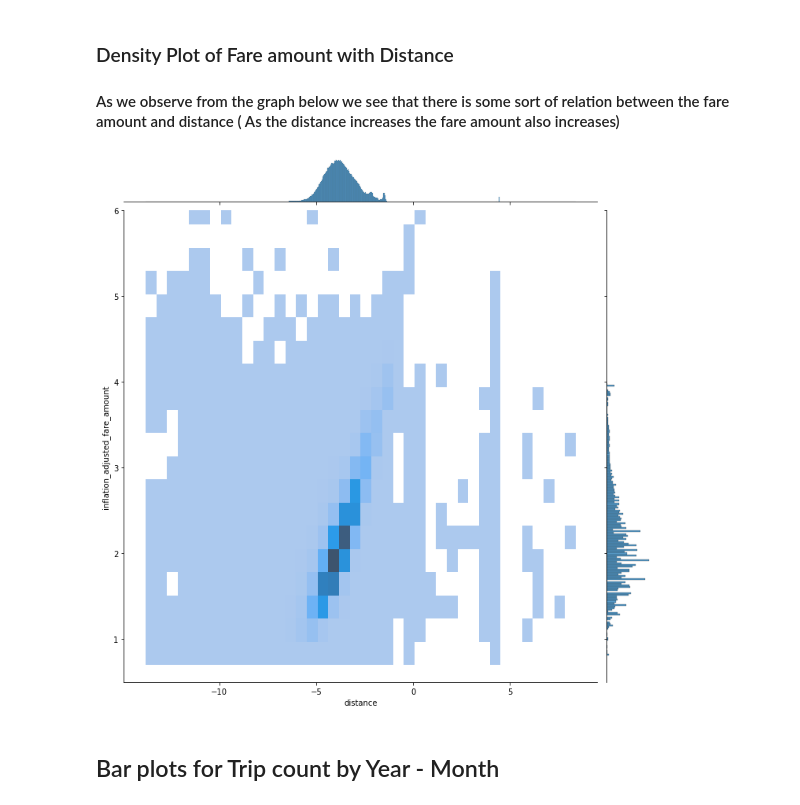
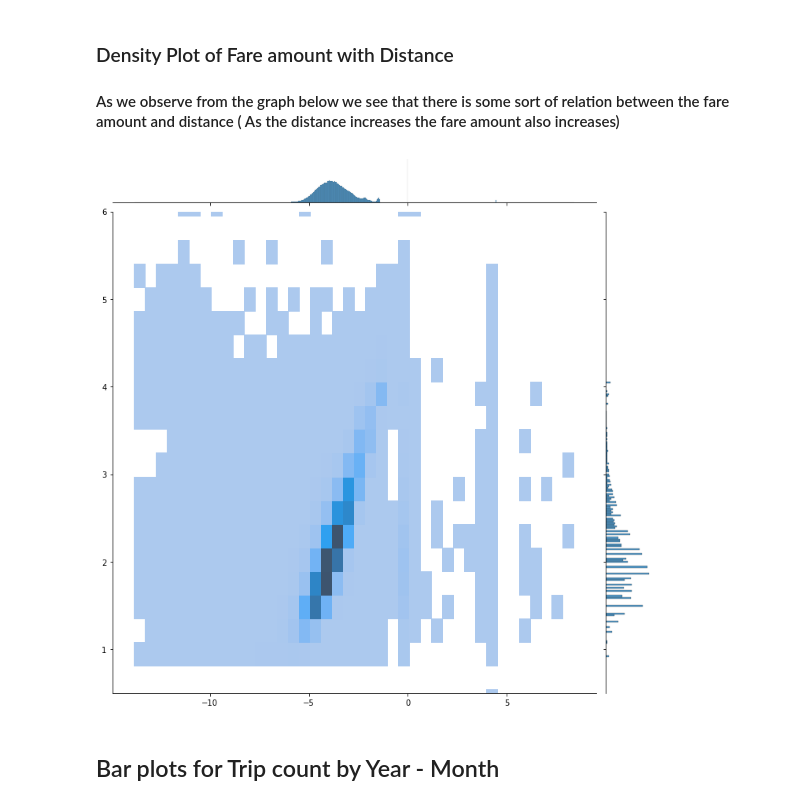
Before and after one commit to haroog96/Google-NY-Taxi-Fare, a Jupyter notebook: Google Taxi Fare Forecasting.ipynb, the cells around one changed output. Cells and saved outputs as stored; diff of their text form; code cells hidden in the pictures.

```diff
--- a/Google Taxi Fare Forecasting.ipynb
+++ b/Google Taxi Fare Forecasting.ipynb
@@ -250,12 +248,16 @@ Data_test_3.loc[:,['passenger_count','inflation_adjusted_fare_amount']].groupby(
 ### Density Plot of Fare amount with Distance
 
 #### As we observe from the graph below we see that there is some sort of relation between the fare amount and distance ( As the distance increases the fare amount also increases)
+# %%
+distance_log = [0 if np.log(i) == -np.inf else np.log(i) for i in Data_test_3['distance']]
+fare_amount_log =  [0 if np.log(i) == -np.inf else np.log(i) for i in Data_test_3['fare_amount']]
 # %%
-something = sns.jointplot(np.log(Data_test_3['distance']),np.log(Data_test_3['inflation_adjusted_fare_amount']),kind = "hist",ratio = 9,ylim = [0.5,6],joint_kws=dict(bins = 40),height=10)
+
+something = sns.jointplot(distance_log,fare_amount_log,kind = "hist",ratio = 9,ylim = [0.5,6],joint_kws=dict(bins = 40),height=10)
 plt.plot()
 plt.show()
 # %% [output]
-[figure, old version]
+[figure, new version]
 # %% [markdown]
 ## Bar plots for Trip count by Year - Month
 # %%
```
Also changed, not shown: parts of 19 cells of this notebook.
